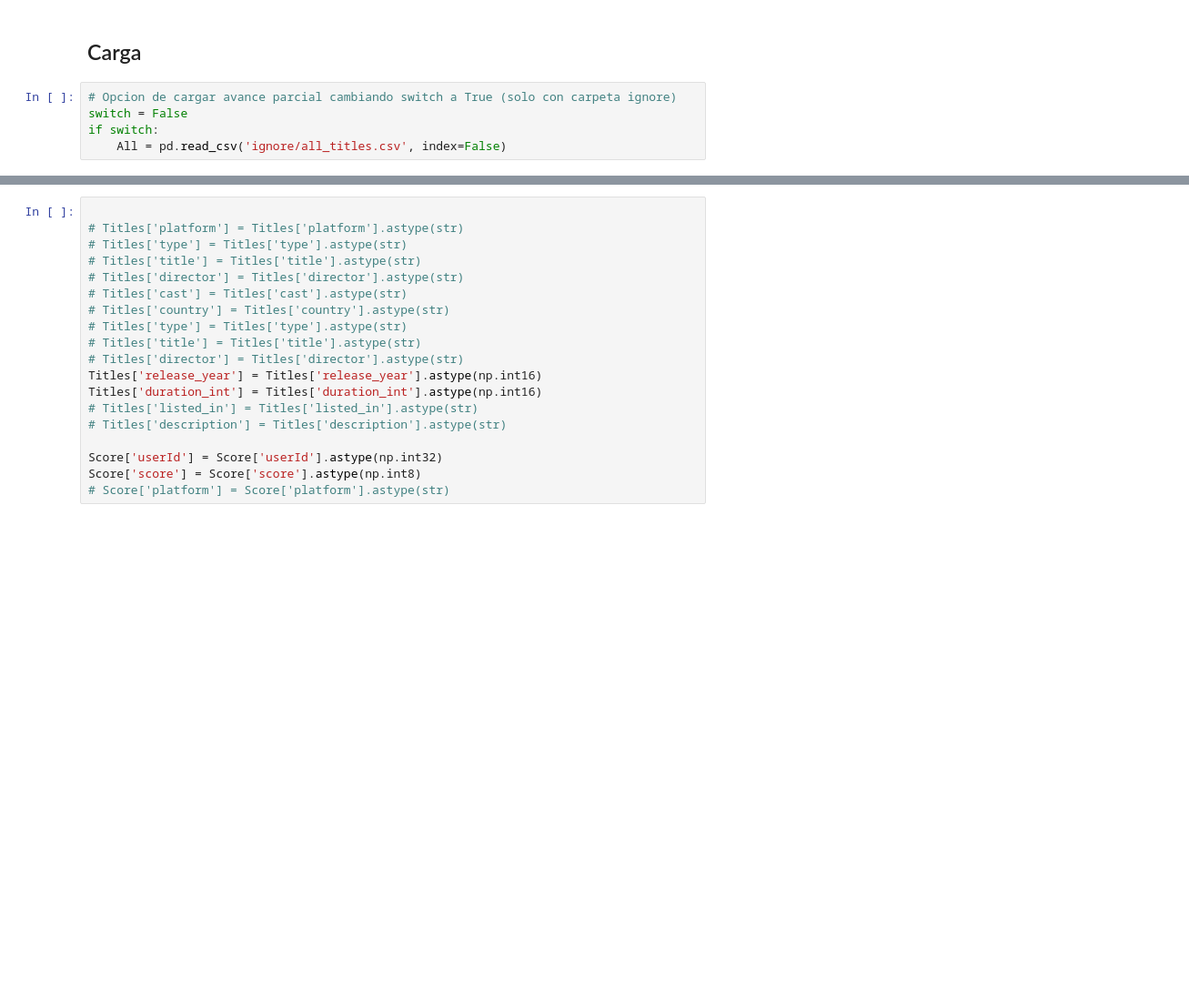
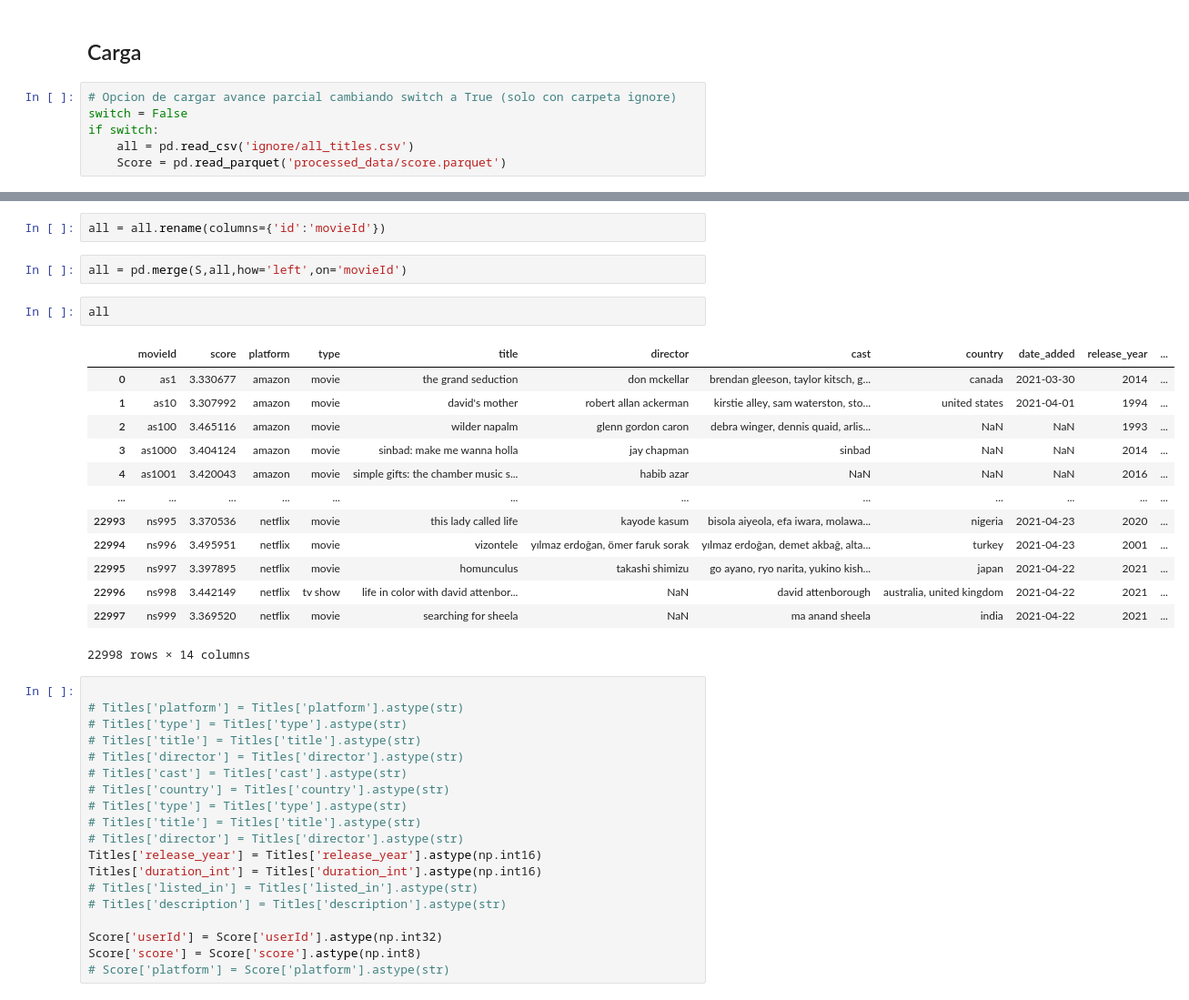
Before and after one commit to LucianoLarrea/PI_ML_OPS, a Jupyter notebook: 1-ETL.ipynb, the cells around one changed output, grey strips where cells are left out. Shown at 91% size. Saved outputs shown, nothing was run; the diff lists cells and outputs as text; blank space fills up the shorter version.

```diff
--- a/1-ETL.ipynb
+++ b/1-ETL.ipynb
@@ -460,4 +460,5 @@ All.tail(2)
 # Opcion de cargar avance parcial cambiando switch a True (solo con carpeta ignore)
 switch = False
 if switch:
-    All = pd.read_csv('ignore/all_titles.csv', index=False)
+    all = pd.read_csv('ignore/all_titles.csv')
+    Score = pd.read_parquet('processed_data/score.parquet')
@@ -479,3 +473,23 @@ memory usage: 504.7+ MB
+# %%
+all = all.rename(columns={'id':'movieId'})
+# %%
+all = pd.merge(S,all,how='left',on='movieId')
+# %%
+all
+# %% [output]
+|  | movieId | score | platform | type | title | director | cast | country | date_added | release_year | ... |
+| 0 | as1 | 3.330677 | amazon | movie | the grand seduction | don mckellar | brendan gleeson, taylor kitsch, g... | canada | 2021-03-30 | 2014 | ... |
+| 1 | as10 | 3.307992 | amazon | movie | david's mother | robert allan ackerman | kirstie alley, sam waterston, sto... | united states | 2021-04-01 | 1994 | ... |
+| 2 | as100 | 3.465116 | amazon | movie | wilder napalm | glenn gordon caron | debra winger, dennis quaid, arlis... | NaN | NaN | 1993 | ... |
+| 3 | as1000 | 3.404124 | amazon | movie | sinbad: make me wanna holla | jay chapman | sinbad | NaN | NaN | 2014 | ... |
+| 4 | as1001 | 3.420043 | amazon | movie | simple gifts: the chamber music s... | habib azar | NaN | NaN | NaN | 2016 | ... |
+| ... | ... | ... | ... | ... | ... | ... | ... | ... | ... | ... | ... |
+| 22993 | ns995 | 3.370536 | netflix | movie | this lady called life | kayode kasum | bisola aiyeola, efa iwara, molawa... | nigeria | 2021-04-23 | 2020 | ... |
+| 22994 | ns996 | 3.495951 | netflix | movie | vizontele | yılmaz erdoğan, ömer faruk sorak | yılmaz erdoğan, demet akbağ, alta... | turkey | 2021-04-23 | 2001 | ... |
+| 22995 | ns997 | 3.397895 | netflix | movie | homunculus | takashi shimizu | go ayano, ryo narita, yukino kish... | japan | 2021-04-22 | 2021 | ... |
+| 22996 | ns998 | 3.442149 | netflix | tv show | life in color with david attenbor... | NaN | david attenborough | australia, united kingdom | 2021-04-22 | 2021 | ... |
+| 22997 | ns999 | 3.369520 | netflix | movie | searching for sheela | NaN | ma anand sheela | india | 2021-04-22 | 2021 | ... |
+22998 rows × 14 columns
 # %%
 
 # Titles['platform'] = Titles['platform'].astype(str)
```
Also changed, not shown: parts of 3 cells of this notebook, 3 other files.
